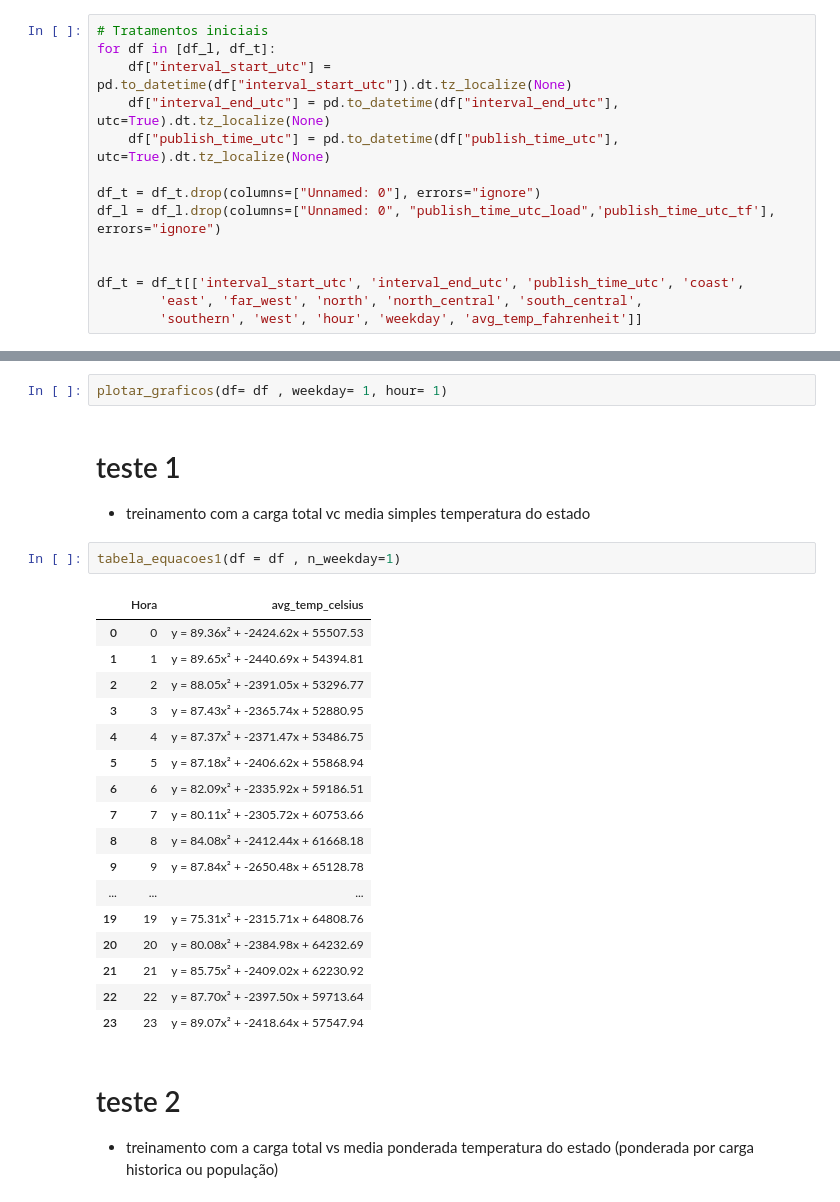
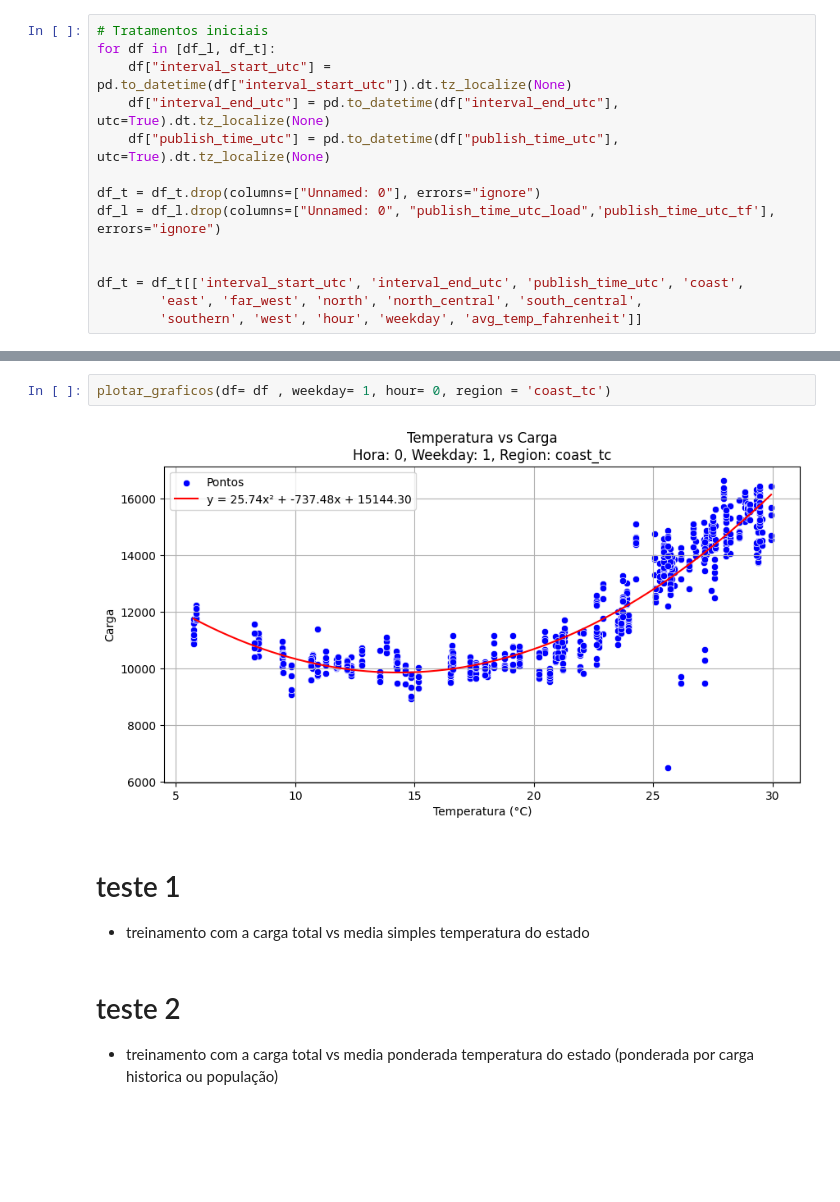
Before and after one commit to jrodrigotico/serena-tcc, a Jupyter notebook: debug_modelo.ipynb, the cells around one changed output, grey strips where cells are left out. Drawn from its saved outputs; the diff is of its cells as text; blank space fills up the shorter version.

Commit message:
arrumando a classe plotar_graficos, fazendo graficos para analise exploratoria

```diff
--- a/debug_modelo.ipynb
+++ b/debug_modelo.ipynb
@@ -160,28 +221,10 @@ tabela_equacoes3(df = df , n_weekday = 1)
 # %%
-plotar_graficos(df= df , weekday= 1, hour= 1)
+plotar_graficos(df= df , weekday= 1, hour= 0, region = 'coast_tc')
+# %% [output]
+[figure, added]
 # %% [markdown]
 # teste 1
-- treinamento com a carga total vc media simples temperatura do estado
+- treinamento com a carga total vs media simples temperatura do estado
-# %%
-tabela_equacoes1(df = df , n_weekday=1)
-# %% [output]
-|  | Hora | avg_temp_celsius |
-| 0 | 0 | y = 89.36x² + -2424.62x + 55507.53 |
-| 1 | 1 | y = 89.65x² + -2440.69x + 54394.81 |
-| 2 | 2 | y = 88.05x² + -2391.05x + 53296.77 |
-| 3 | 3 | y = 87.43x² + -2365.74x + 52880.95 |
-| 4 | 4 | y = 87.37x² + -2371.47x + 53486.75 |
-| 5 | 5 | y = 87.18x² + -2406.62x + 55868.94 |
-| 6 | 6 | y = 82.09x² + -2335.92x + 59186.51 |
-| 7 | 7 | y = 80.11x² + -2305.72x + 60753.66 |
-| 8 | 8 | y = 84.08x² + -2412.44x + 61668.18 |
-| 9 | 9 | y = 87.84x² + -2650.48x + 65128.78 |
-| ... | ... | ... |
-| 19 | 19 | y = 75.31x² + -2315.71x + 64808.76 |
-| 20 | 20 | y = 80.08x² + -2384.98x + 64232.69 |
-| 21 | 21 | y = 85.75x² + -2409.02x + 62230.92 |
-| 22 | 22 | y = 87.70x² + -2397.50x + 59713.64 |
-| 23 | 23 | y = 89.07x² + -2418.64x + 57547.94 |
 # %% [markdown]
 # teste 2
 - treinamento com a carga total vs media ponderada temperatura do estado (ponderada por carga historica ou população)
```
Also changed, not shown: parts of 11 cells of this notebook, 2 other files.
